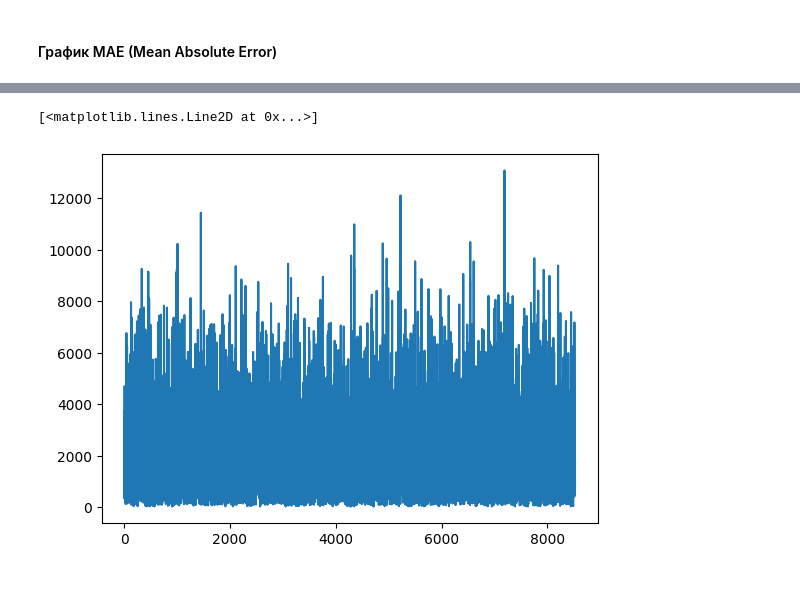
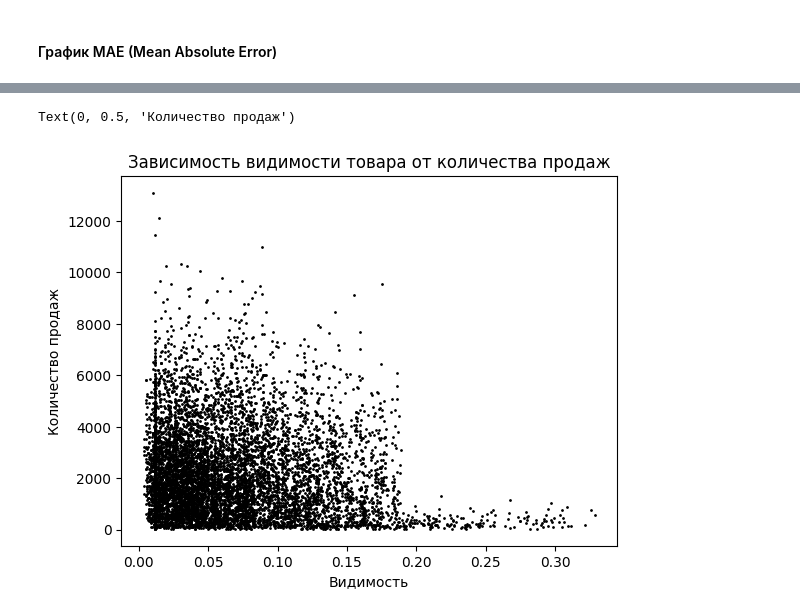
Before and after one commit to k1noX/bmstu-magistracy, a Jupyter notebook: 2nd-term/deep-learning/labs/lab2/src/main.ipynb, the cells around one changed output, grey strips where cells are left out. Cells and saved outputs as stored; diff of their text form; code cells hidden in the pictures; blank space fills up the shorter version.

```diff
--- a/2nd-term/deep-learning/labs/lab2/src/main.ipynb
+++ b/2nd-term/deep-learning/labs/lab2/src/main.ipynb
@@ -145,5 +155,8 @@ plt.show()
-# %%
-plt.plot(df['Item_Outlet_Sales'])
-# %% [output]
-[<matplotlib.lines.Line2D at 0x...>]
-[figure, removed]
+# %%
+plt.scatter(df['Item_Visibility'], df['Item_Outlet_Sales'], s=1, c='black')
+plt.title('Зависимость видимости товара от количества продаж')
+plt.xlabel('Видимость')
+plt.ylabel('Количество продаж')
+# %% [output]
+Text(0, 0.5, 'Количество продаж')
+[figure, added]
```
Also changed, not shown: parts of 7 cells of this notebook, 2 other files.
